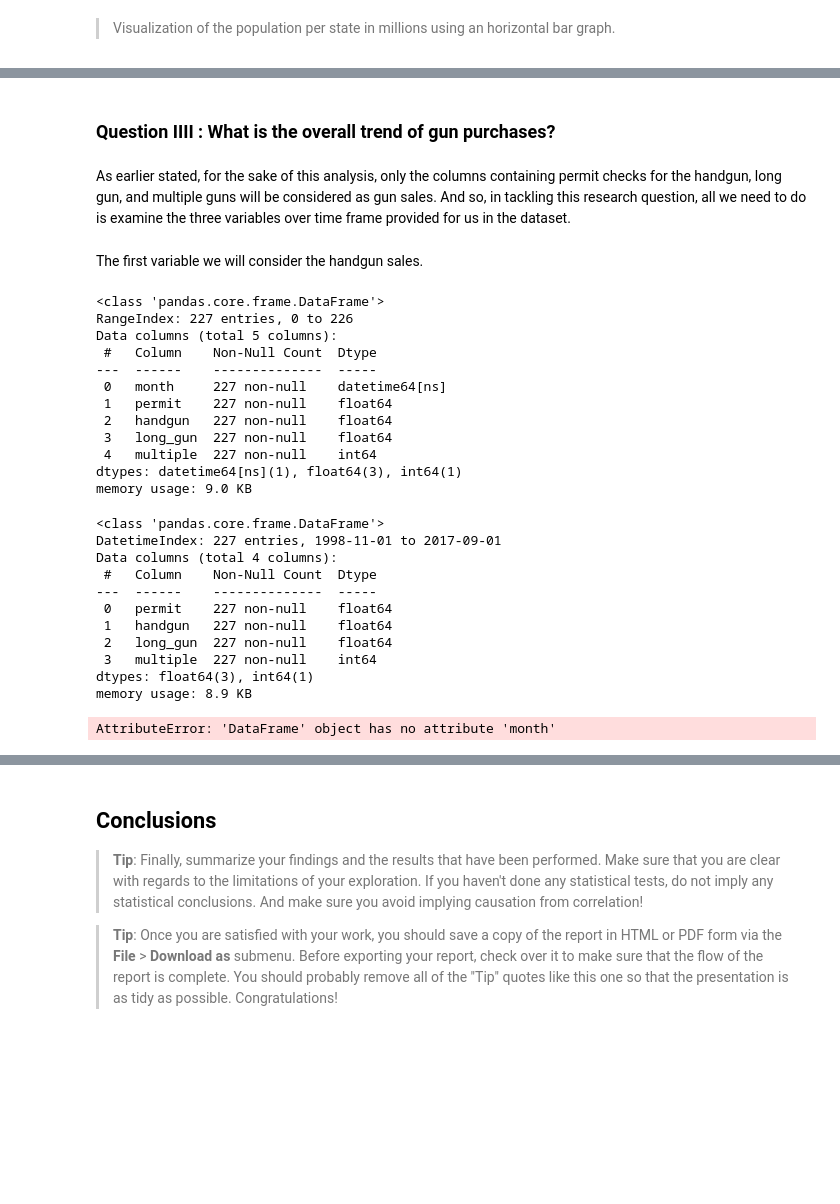
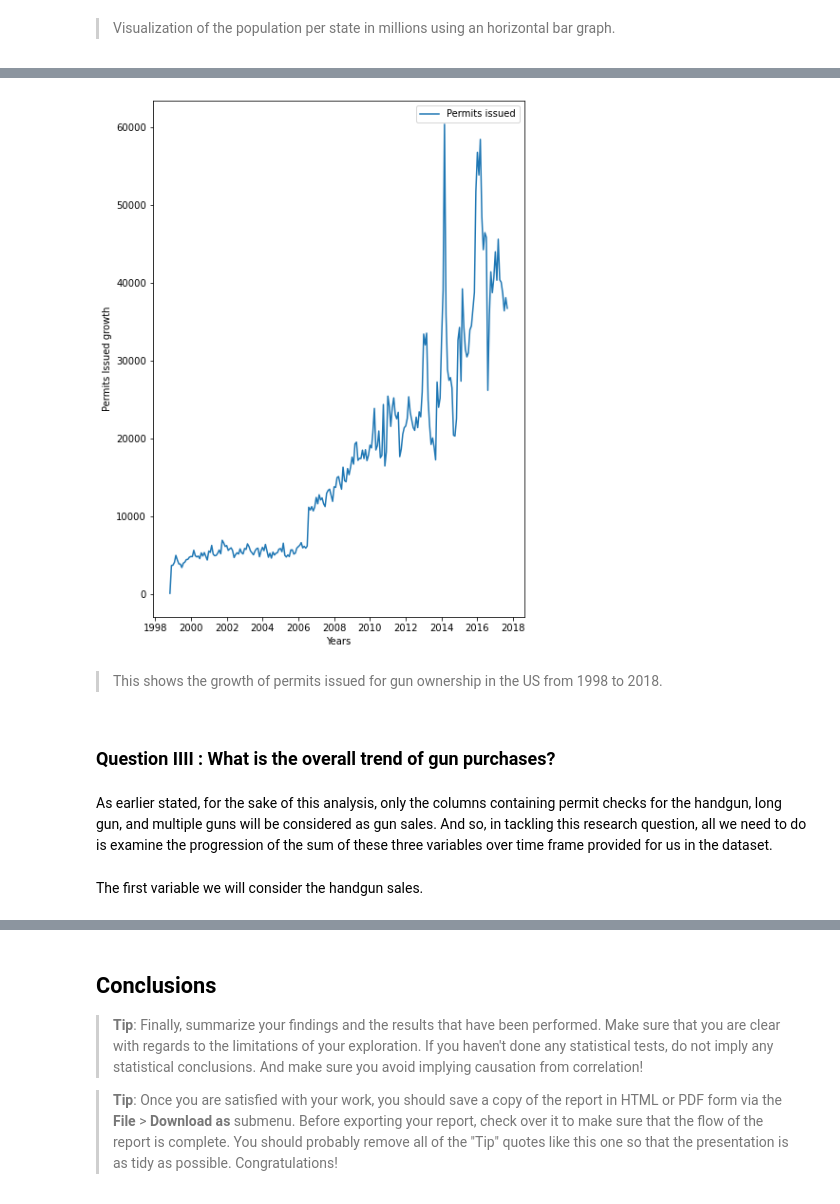
Before and after one commit to jjjeorgee/ALX-T, a Jupyter notebook: Project 01/NCIS background checks data analysis collated with US census data.ipynb, the cells around one changed output, grey strips where cells are left out. Cells and saved outputs as stored; diff of their text form; code cells hidden in the pictures; blank space fills up the shorter version.

```diff
--- a/Project 01/NCIS background checks data analysis collated with US census data.ipynb
+++ b/Project 01/NCIS background checks data analysis collated with US census data.ipynb
@@ -594,0 +601,3 @@ To compare the data
+# %%
+frs = Gun_data.groupby(['month']).sum().reset_index()
+frs.head()
@@ -595,7 +611,17 @@ To compare the data
+# %%
+plt.plot(frs.month, frs.permit / frs.permit.iloc[0] * 100)
+plt.legend(['Permits issued'])
+plt.xlabel('Years')
+plt.ylabel('Permits Issued growth')
+plt.show()
+# %% [output]
+[figure, added]
+# %% [markdown]
+> This shows the growth of permits issued for gun ownership in the US from 1998 to 2018.
 # %% [markdown]
 ### Question IIII : What is the overall trend of gun purchases?
 # %% [markdown]
-As earlier stated, for the sake of this analysis, only the columns containing permit checks for the handgun, long gun, and multiple guns will be considered as gun sales. And so, in tackling this research question, all we need to do is examine the three variables over time frame provided for us in the dataset.
+As earlier stated, for the sake of this analysis, only the columns containing permit checks for the handgun, long gun, and multiple guns will be considered as gun sales. And so, in tackling this research question, all we need to do is examine the progression of the sum of these three variables over time frame provided for us in the dataset.
 # %% [markdown]
 The first variable we will consider the handgun sales.
 # %%
@@ -603,34 +629,0 @@ gdm = Gun_data.groupby('month').sum().reset_index()
-# %%
-gdm.info()
-# %% [output]
-<class 'pandas.core.frame.DataFrame'>
-RangeIndex: 227 entries, 0 to 226
-Data columns (total 5 columns):
- #   Column    Non-Null Count  Dtype
----  ------    --------------  -----
- 0   month     227 non-null    datetime64[ns]
- 1   permit    227 non-null    float64
- 2   handgun   227 non-null    float64
- 3   long_gun  227 non-null    float64
- 4   multiple  227 non-null    int64
-dtypes: datetime64[ns](1), float64(3), int64(1)
-memory usage: 9.0 KB
-# %%
-df2.info()
-# %% [output]
-<class 'pandas.core.frame.DataFrame'>
-DatetimeIndex: 227 entries, 1998-11-01 to 2017-09-01
-Data columns (total 4 columns):
- #   Column    Non-Null Count  Dtype
----  ------    --------------  -----
- 0   permit    227 non-null    float64
- 1   handgun   227 non-null    float64
- 2   long_gun  227 non-null    float64
- 3   multiple  227 non-null    int64
-dtypes: float64(3), int64(1)
-memory usage: 8.9 KB
-# %%
-plt.plot(df2.month, df2.handgun, 'o')
-plt.show()
-# %% [output]
-AttributeError: 'DataFrame' object has no attribute 'month'
```
Also changed, not shown: parts of 41 cells of this notebook, 2 other files.
